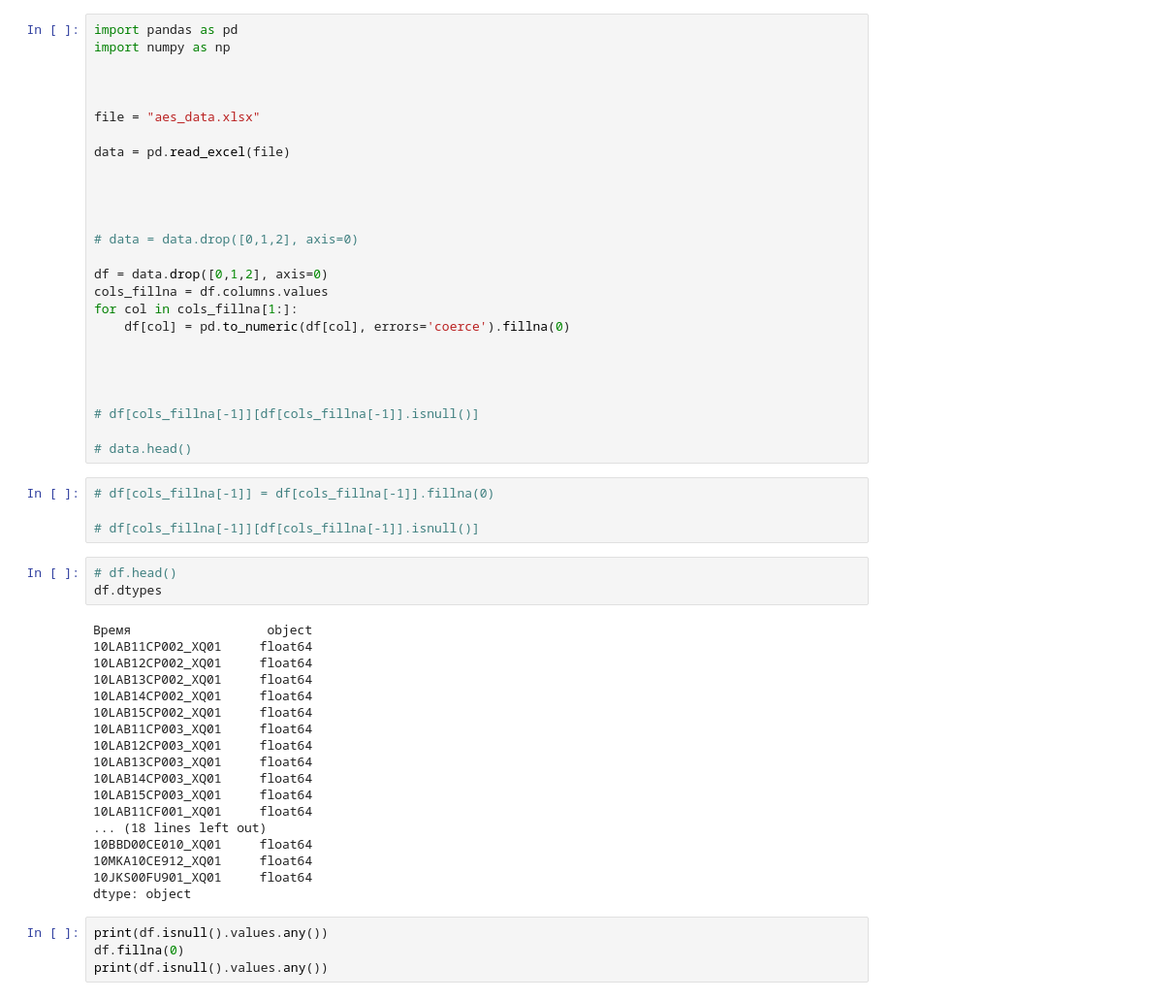
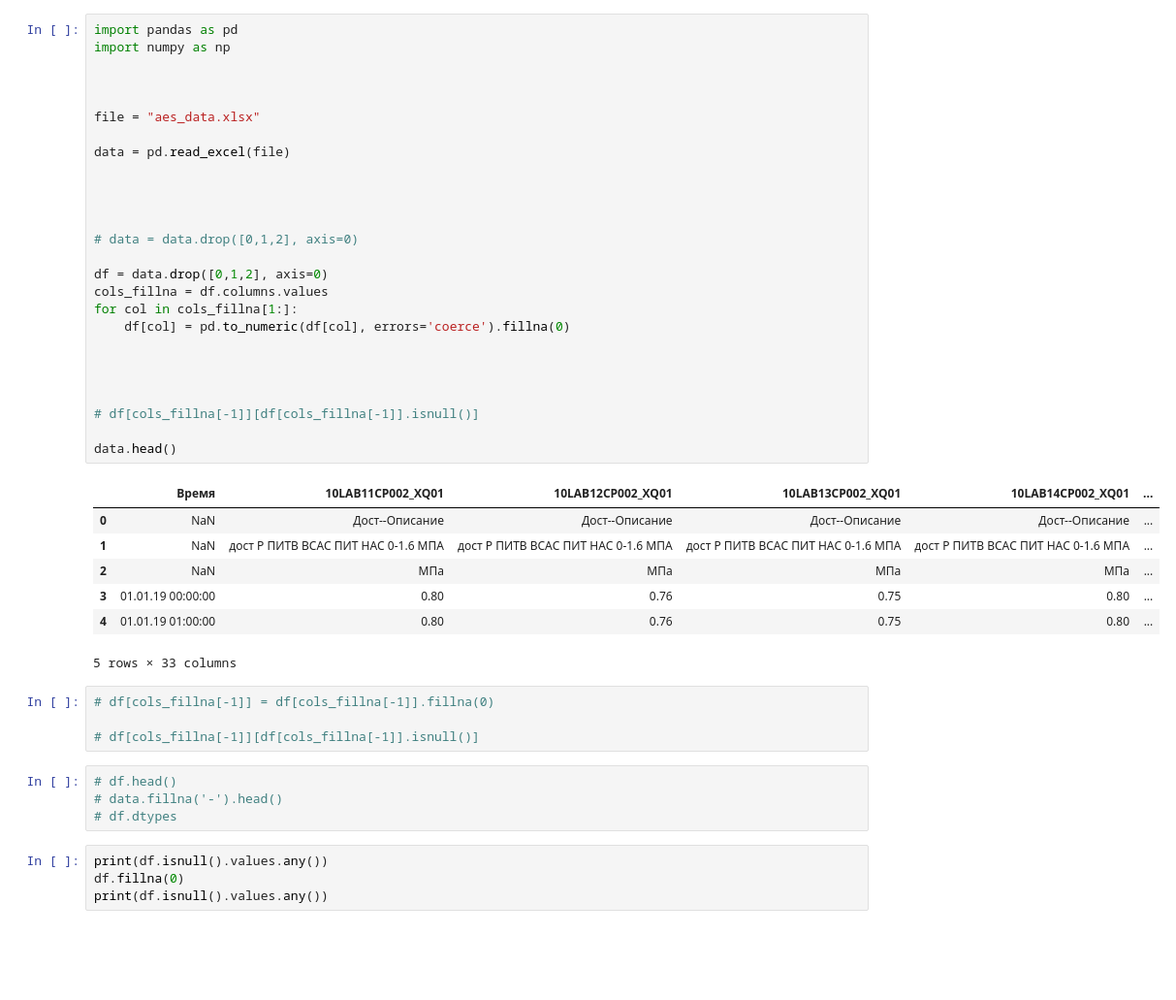
Before and after one commit to edodo1337/diplom, a Jupyter notebook: Диплом.ipynb, the cells around one changed output. Shown at 97% size. Drawn from its saved outputs; the diff is of its cells as text; blank space fills up the shorter version.

```diff
--- a/Диплом.ipynb
+++ b/Диплом.ipynb
@@ -1,54 +1,45 @@
 # %%
 import pandas as pd
 import numpy as np
 
 
 
 file = "aes_data.xlsx"
 
 data = pd.read_excel(file)
 
 
 
 
 # data = data.drop([0,1,2], axis=0)
 
 df = data.drop([0,1,2], axis=0)
 cols_fillna = df.columns.values
 for col in cols_fillna[1:]:
     df[col] = pd.to_numeric(df[col], errors='coerce').fillna(0)
 
 
 
 
 # df[cols_fillna[-1]][df[cols_fillna[-1]].isnull()]
 
-# data.head()
+data.head()
+# %% [output]
+|  | Время | 10LAB11CP002_XQ01 | 10LAB12CP002_XQ01 | 10LAB13CP002_XQ01 | 10LAB14CP002_XQ01 | ... |
+| 0 | NaN | Дост--Описание | Дост--Описание | Дост--Описание | Дост--Описание | ... |
+| 1 | NaN | дост Р ПИТВ ВСАС ПИТ НАС 0-1.6 МПА | дост Р ПИТВ ВСАС ПИТ НАС 0-1.6 МПА | дост Р ПИТВ ВСАС ПИТ НАС 0-1.6 МПА | дост Р ПИТВ ВСАС ПИТ НАС 0-1.6 МПА | ... |
+| 2 | NaN | МПа | МПа | МПа | МПа | ... |
+| 3 | 01.01.19 00:00:00 | 0.80 | 0.76 | 0.75 | 0.80 | ... |
+| 4 | 01.01.19 01:00:00 | 0.80 | 0.76 | 0.75 | 0.80 | ... |
+5 rows × 33 columns
 # %%
 # df[cols_fillna[-1]] = df[cols_fillna[-1]].fillna(0)
 
 # df[cols_fillna[-1]][df[cols_fillna[-1]].isnull()]
 # %%
 # df.head()
-df.dtypes
+# data.fillna('-').head()
+# df.dtypes
-# %% [output]
-Время                  object
-10LAB11CP002_XQ01     float64
-10LAB12CP002_XQ01     float64
-10LAB13CP002_XQ01     float64
-10LAB14CP002_XQ01     float64
-10LAB15CP002_XQ01     float64
-10LAB11CP003_XQ01     float64
-10LAB12CP003_XQ01     float64
-10LAB13CP003_XQ01     float64
-10LAB14CP003_XQ01     float64
-10LAB15CP003_XQ01     float64
-10LAB11CF001_XQ01     float64
-... (18 lines left out)
-10BBD00CE010_XQ01     float64
-10MKA10CE912_XQ01     float64
-10JKS00FU901_XQ01     float64
-dtype: object
 # %%
 print(df.isnull().values.any())
 df.fillna(0)
```
Also changed, not shown: parts of 15 cells of this notebook, 1 other file.
